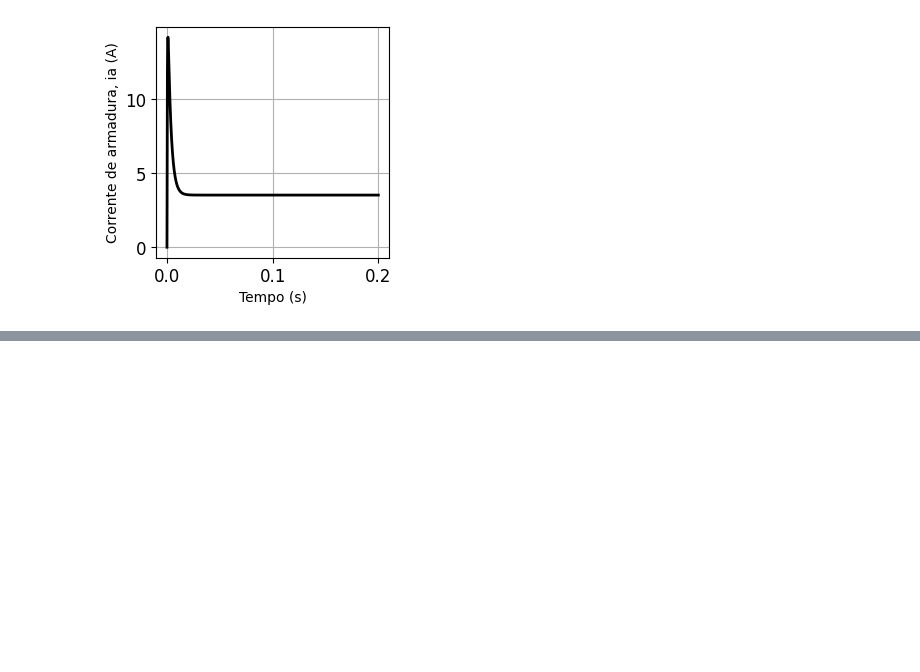
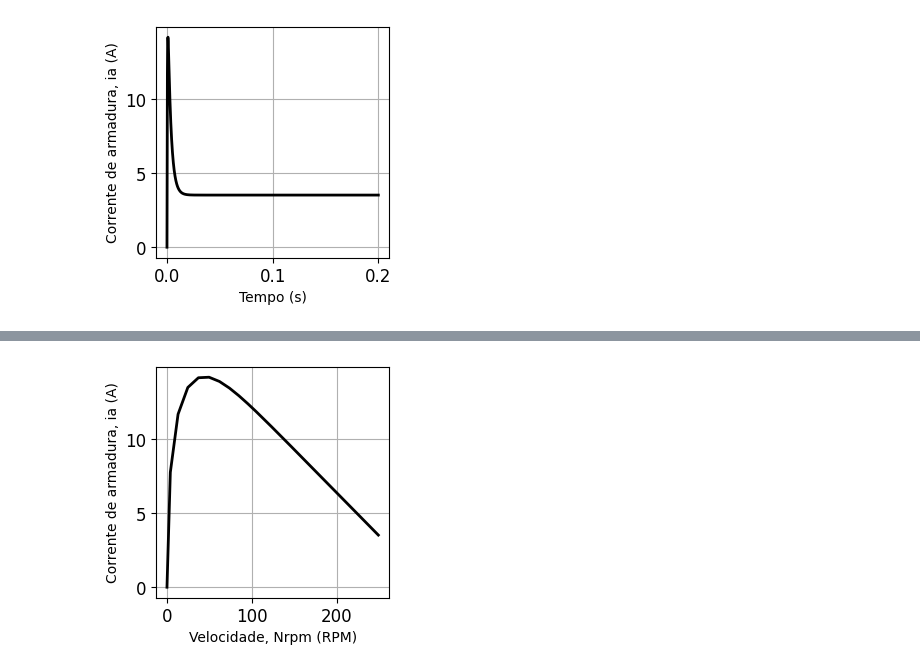
Before and after one commit to gustavoflw/medidas-eletricas, a Jupyter notebook: atividade 1.ipynb, the cells around one changed output, grey strips where cells are left out. Saved outputs shown, nothing was run; the diff lists cells and outputs as text; code cells hidden in the pictures; blank space fills up the shorter version.

```diff
--- a/atividade 1.ipynb
+++ b/atividade 1.ipynb
@@ -125,0 +124,15 @@ plt.plot(t,w,'k',linewidth=2.0) # criar gráfico com tamanho da linha "linewidth
+# %%
+# Corrente de armadura, ia x velocidade, Nrpm
+plt.figure(figsize=(3,3)) # tamanho da imagem
+plt.rcParams['xtick.labelsize']=12 # tamanho dos números no eixo x
+plt.rcParams['ytick.labelsize']=12 # tamanho dos números no eixo y
+plt.grid() # coloca grade
+
+plt.xlabel('Velocidade, Nrpm (RPM)')
+plt.ylabel('Corrente de armadura, ia (A)')
+
+plt.plot(w, ia,'k',linewidth=2.0) # criar gráfico com tamanho da linha "linewidth"
+
+plt.show()
+# %% [output]
+[figure, added]
```
Also changed, not shown: parts of 5 cells of this notebook.
